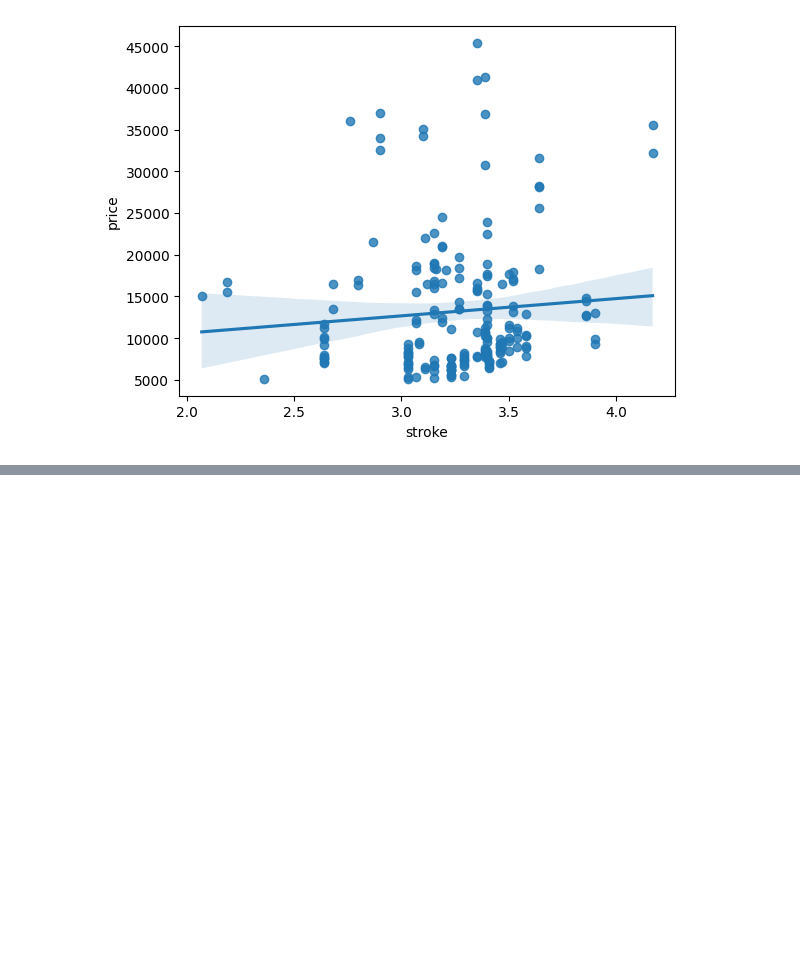
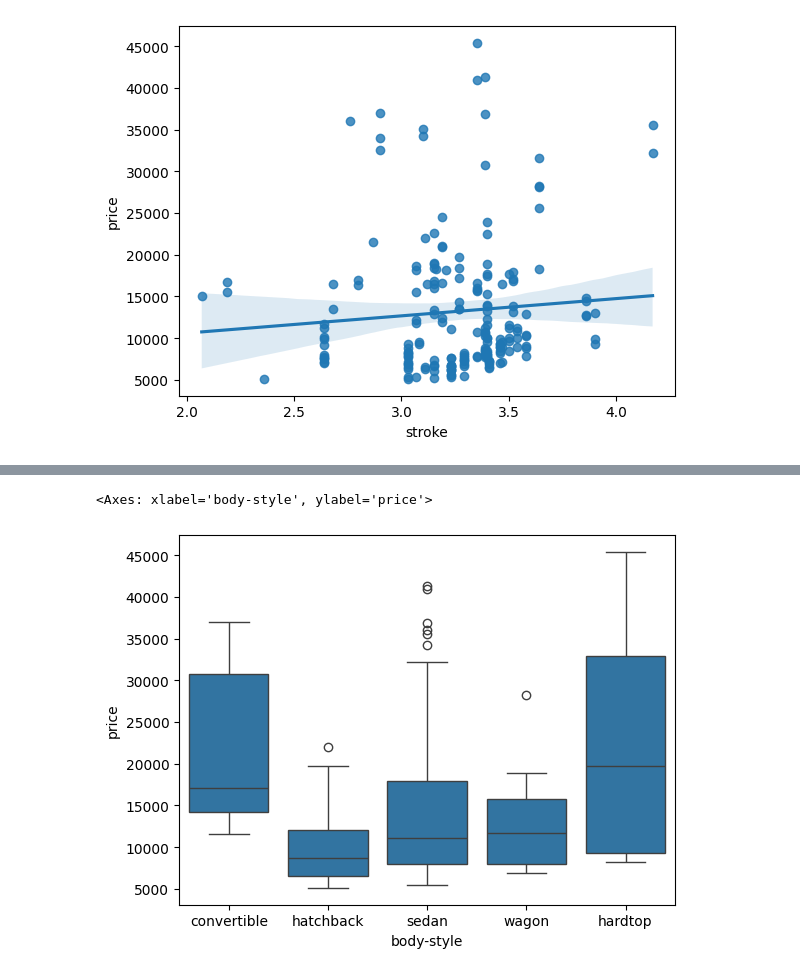
Before and after one commit to reivincitot/Cursos-IBM, a Jupyter notebook: Data Analysis with Python/Data Analysis With Python.ipynb, the cells around one changed output, grey strips where cells are left out. Drawn from its saved outputs; the diff is of its cells as text; code cells hidden in the pictures; blank space fills up the shorter version.

```diff
--- a/Data Analysis with Python/Data Analysis With Python.ipynb
+++ b/Data Analysis with Python/Data Analysis With Python.ipynb
@@ -195,0 +202,5 @@ sns.regplot(x="stroke",y="price",data=df)
+# %%
+sns.boxplot(x="body-style", y="price",data=df)
+# %% [output]
+<Axes: xlabel='body-style', ylabel='price'>
+[figure, added]
```
Also changed, not shown: parts of 8 cells of this notebook.
